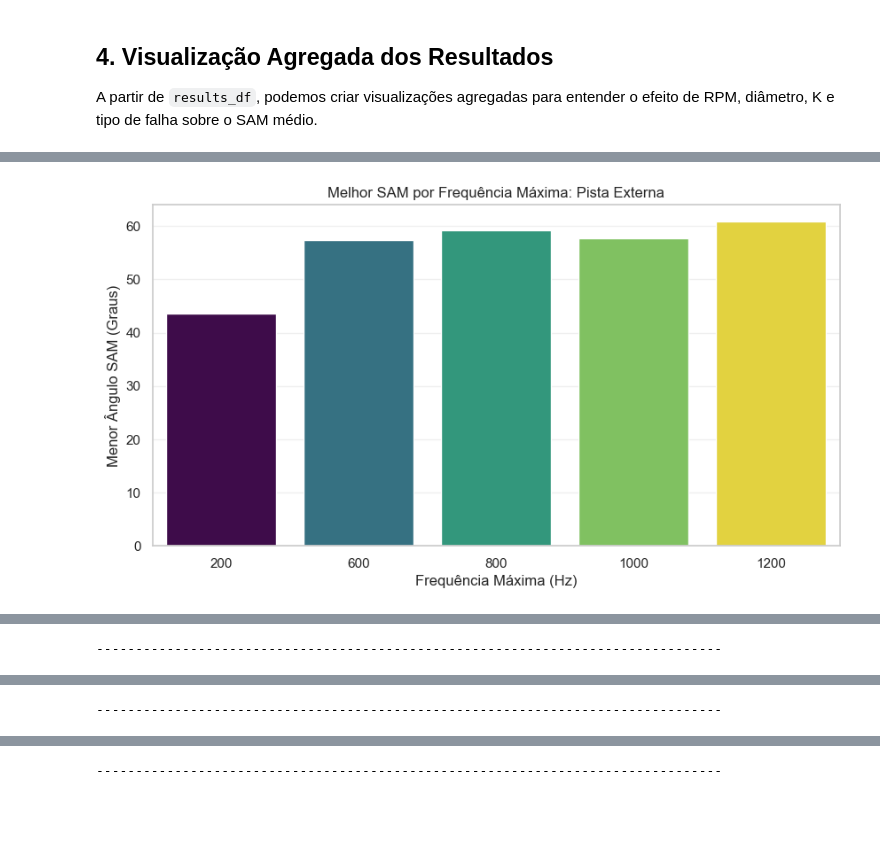
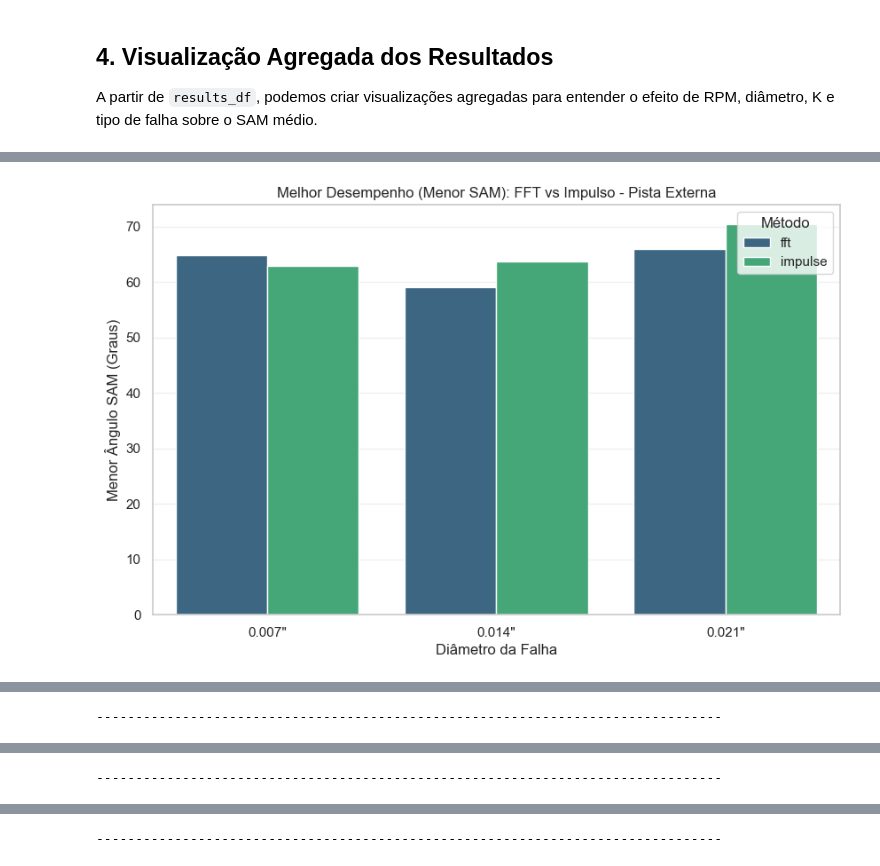
Before and after one commit to ViniciusTomsic/TCC, a Jupyter notebook: general_sam_analysis.ipynb, the cells around one changed output, grey strips where cells are left out. Saved outputs shown, nothing was run; the diff lists cells and outputs as text; code cells hidden in the pictures; blank space fills up the shorter version.

```diff
--- a/general_sam_analysis.ipynb
+++ b/general_sam_analysis.ipynb
@@ -78,8 +78,8 @@ CWru_DIA_MAP = {
 
 # Grade de K por tipo de falha (valores expandidos com foco em menores amplitudes)
 K_GRID = {
-    'OR': [0.001, 0.002, 0.005, 0.01, 0.02, 0.05, 0.1],   # Outer race (Pista Externa)
-    'IR': [0.005, 0.01, 0.05, 0.1, 0.2, 0.3, 0.5, 0.8, 1.0],      # Inner race (Pista Interna)
+    'OR': [0.02, 0.05, 0.1],   # Outer race (Pista Externa)
+    'IR': [0.05, 0.5, 0.8, 1.0],      # Inner race (Pista Interna)
     'B':  [0.005, 0.01, 0.02, 0.03, 0.05, 0.08]       # Ball (Esfera)
 }
 # %% [markdown]
@@ -103,7 +104,7 @@ from general_sam_analysis_utils import (
 ## 3. Execução da Análise
 Geração e Comparação para todas as falhas.
 # %%
-# 3. Execução da Análise em Sweep (RPM × Diâmetro × K)\n
+# 3. Execução da Análise em Sweep (RPM × Diâmetro × K)
 
 results = []
 
@@ -113,7 +114,7 @@ falhas = [
     ('Esfera',       'B',  'ball')
 ]
 
-FREQ_MAX_VALUES = [200, 600, 800, 1000, 1200]
+FREQ_MAX_VALUES = [1200]
 
 print("Iniciando sweep de parâmetros para SAM...\n")
 
@@ -170,6 +171,7 @@ for freq_max in FREQ_MAX_VALUES:
                         )
                         # APLICAR FILTROS
                         sig_fft_final = apply_antialiasing_filter(sig_fft_final, FS)
+                        sig_fft_final = apply_lowpass_filter(sig_fft_final, FS, cutoff_freq=1200) # <--- NOVO FILTRO
                         sig_fft_final_win = apply_hanning_window(sig_fft_final)
                     except Exception as e:
                         print(f"[Erro Tandon FFT Gen] RPM={rpm}, dia={diam_mm}, tipo={type_code}, K={k_val}: {e}")
@@ -186,6 +188,7 @@ for freq_max in FREQ_MAX_VALUES:
                         sig_imp_final = sinal_normal + (k_val * sig_imp_pure)
                         # APLICAR FILTROS
                         sig_imp_final = apply_antialiasing_filter(sig_imp_final, FS)
+                        sig_imp_final = apply_lowpass_filter(sig_imp_final, FS, cutoff_freq=1200) # <--- NOVO FILTRO
                         sig_imp_final_win = apply_hanning_window(sig_imp_final)
                     except Exception as e:
                         print(f"[Erro Impulso] RPM={rpm}, dia={diam_mm}, tipo={type_code}, K={k_val}: {e}")
@@ -205,6 +208,7 @@ for freq_max in FREQ_MAX_VALUES:
                     for _, sig_real in refs:
                         # Filtros no real
                         sig_real_filt = apply_antialiasing_filter(sig_real, FS)
+                        sig_real_filt = apply_lowpass_filter(sig_real_filt, FS, cutoff_freq=1200) # <--- NOVO FILTRO
                         sig_real_win = apply_hanning_window(sig_real_filt)
                         spec_real_full = get_mag_spectrum(sig_real_win)
                         _, spec_real_lim = limit_spectrum_frequency(freq_axis, spec_real_full, LOWER_FREQ_LIMIT, UPPER_FREQ_LIMIT)
@@ -313,44 +309,46 @@ else:
 # %%
-# 5. Visualização das Melhores Configurações por Freq Máxima e por Falha\n
+# 5. Visualização das Melhores Configurações: Comparação Método vs Diâmetro
 
-print("Análise das melhores configurações (Menor SAM) variando Freq Máxima\n")
+import matplotlib.pyplot as plt
+import seaborn as sns
 
-if 'freq_max' not in results_df.columns:
-    print("A coluna 'freq_max' não foi encontrada no DataFrame. Verifique se o loop de Frequência foi executado corretamente.")
-else:
-    unique_faults = results_df['fault_name'].unique()
+print("Comparação de SAM: Método vs Diâmetro (Melhor K/RPM selecionado)\n")
 
-    for fault in unique_faults:
-        # Filtrar por defeito
-        df_fault = results_df[results_df['fault_name'] == fault].copy()
-        df_fault = df_fault.dropna(subset=['sam_mean_deg'])
+unique_faults = results_df['fault_name'].unique()
 
-        if df_fault.empty:
-            print(f"Sem dados válidos para {fault}")
-            continue
+for fault in unique_faults:
+    # Filtrar por defeito
+    df_fault = results_df[results_df['fault_name'] == fault].copy()
+    df_fault = df_fault.dropna(subset=['sam_mean_deg'])
 
-        # Encontrar o menor SAM para cada freq_max
-        best_indices = df_fault.groupby('freq_max')['sam_mean_deg'].idxmin()
-        best_per_freq = df_fault.loc[best_indices].sort_values(by='freq_max')
+    if df_fault.empty:
+        print(f"Sem dados válidos para {fault}")
+        continue
 
-        # Plot
-        plt.figure(figsize=(10, 5))
+    # Encontrar o menor SAM para cada combinação de (method, diameter_label)
+    best_indices = df_fault.groupby(['method', 'diameter_label'])['sam_mean_deg'].idxmin()
+    best_config = df_fault.loc[best_indices].sort_values(by=['diameter_mm', 'method'])
 
-        # Label ex: "fft | 0.007" | K=0.1"
-        best_per_freq['label'] = best_per_freq.apply(
-            lambda x: f"{x['method']} | Dia:{x['diameter_label']} | K={x['k']} | {x['rpm']} RPM",
-            axis=1
-        )
+    # Plotar Comparação Visual (FFT e Impulso)
+    plt.figure(figsize=(10, 6))
+    sns.barplot(
+        data=best_config,
+        x='diameter_label',
+        y='sam_mean_deg',
+        hue='method',
+        palette='viridis'
+    )
 
-        sns.barplot(data=best_per_freq, x='freq_max', y='sam_mean_deg', hue='freq_max', palette='viridis', legend=False)
+    plt.xlabel('Diâmetro da Falha')
+    plt.ylabel('Menor Ângulo SAM (Graus)')
+    plt.title(f'Melhor Desempenho (Menor SAM): FFT vs Impulso - {fault}')
+    plt.grid(True, axis='y', alpha=0.3)
+    plt.legend(title='Método')
+    plt.show()
 
-        plt.xlabel('Frequência Máxima (Hz)')
-        plt.ylabel('Menor Ângulo SAM (Graus)')
-        plt.title(f'Melhor SAM por Frequência Máxima: {fault}')
-        plt.grid(True, axis='y', alpha=0.3)
-        plt.show()
-
-        print(f"--- Detalhes das Melhores Configurações para {fault} ---")
-        display(best_per_freq[['freq_max', 'rpm', 'diameter_label', 'method', 'k', 'sam_mean_deg', 'sam_std_deg']])
-        print("-" * 80)
+    # Exibir tabela APENAS para o método FFT
+    print(f"--- Detalhes das Melhores Configurações (FFT) para {fault} ---")
+    fft_best_config = best_config[best_config['method'] == 'fft']
+    display(fft_best_config[['diameter_label', 'method', 'k', 'rpm', 'sam_mean_deg']].reset_index(drop=True))
+    print("-" * 80)
 # %% [output]
@@ -358 +356 @@ Análise das melhores configurações (Menor SAM) variando Freq Máxima
-[figure, old version]
+[figure, new version]
```
Also changed, not shown: parts of 5 cells of this notebook, 9 other files.
